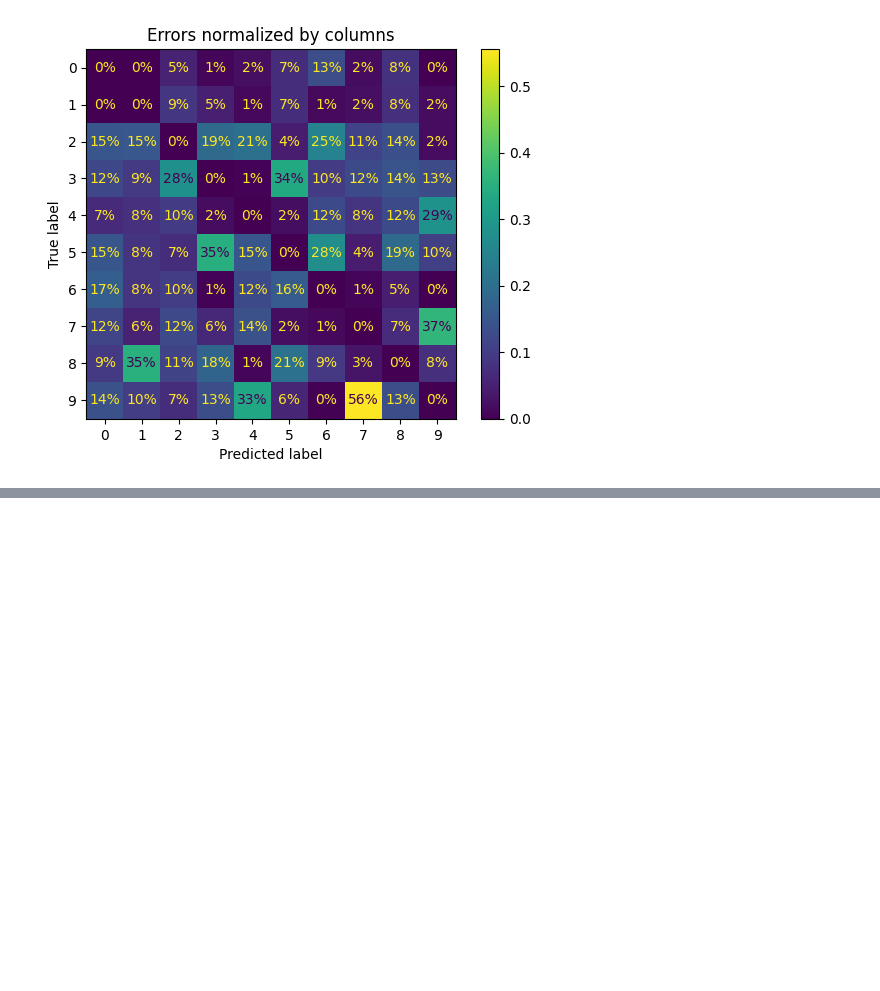
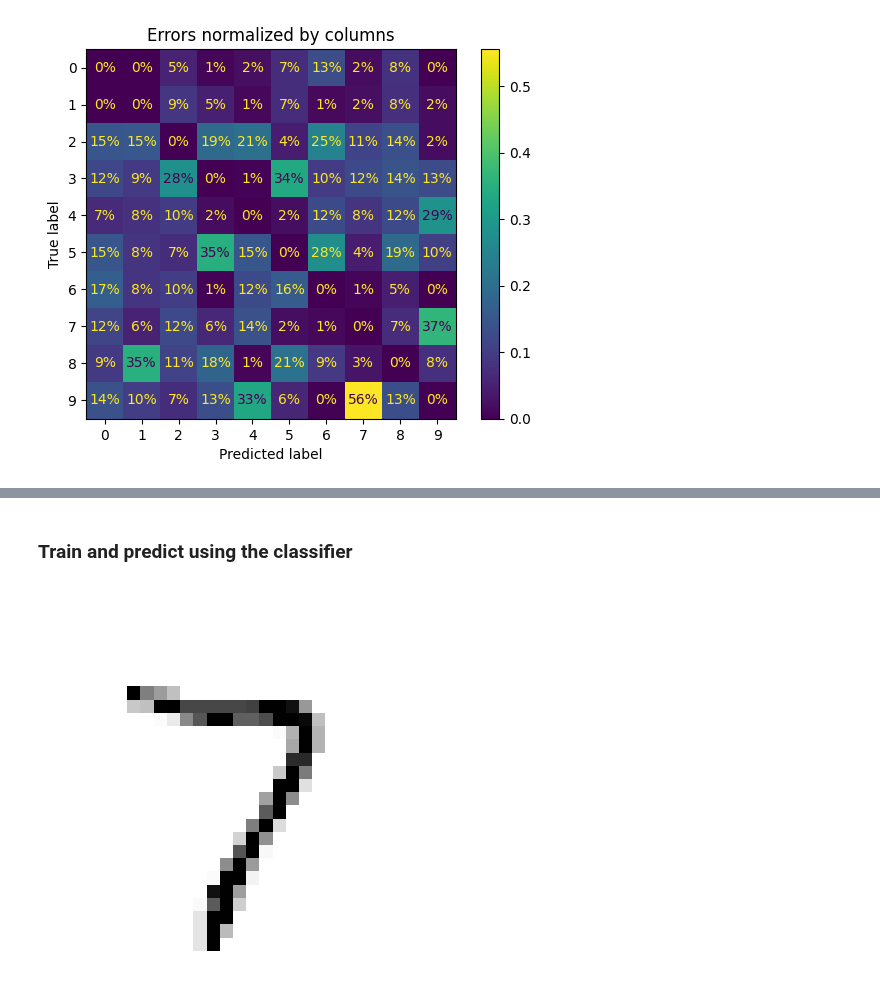
Before and after one commit to TaurusFire/Hands-on-Machine-Learning-Code-Notes, a Jupyter notebook: Chapter 3- Classification/Multiclass Classification.ipynb, the cells around one changed output, grey strips where cells are left out. Cells and saved outputs as stored; diff of their text form; code cells hidden in the pictures; blank space fills up the shorter version.

```diff
--- a/Chapter 3- Classification/Multiclass Classification.ipynb
+++ b/Chapter 3- Classification/Multiclass Classification.ipynb
@@ -118,0 +164,7 @@ Probably gather more training data for digits that look like 8s but are not so t
+# %%
+y_train_large = (y_train.astype('int') >= 7) #numbers greater than or equal to 7
+y_train_odd = (y_train.astype('int8')%2 == 1)
+
+#each instance should have multiple labels
+y_multilabel = np.c_[y_train_large, y_train_odd]
+y_multilabel #concatenate slice objects along the second axis (columns of each array)
@@ -118,0 +179,3 @@ Probably gather more training data for digits that look like 8s but are not so t
+# %%
+knn_clf = KNeighborsClassifier()
+knn_clf.fit(X_train, y_multilabel)
@@ -118,0 +248,9 @@ Probably gather more training data for digits that look like 8s but are not so t
+# %% [markdown]
+### Train and predict using the classifier
+# %%
+knn_clf = KNeighborsClassifier()
+knn_clf.fit(X_train_mod, y_train_mod)
+clean_digit = knn_clf.predict([X_test_mod[0]])
+show_digit(clean_digit) #pretty good!
+# %% [output]
+[figure, added]
```
Also changed, not shown: parts of 29 cells of this notebook, 2 other files.
